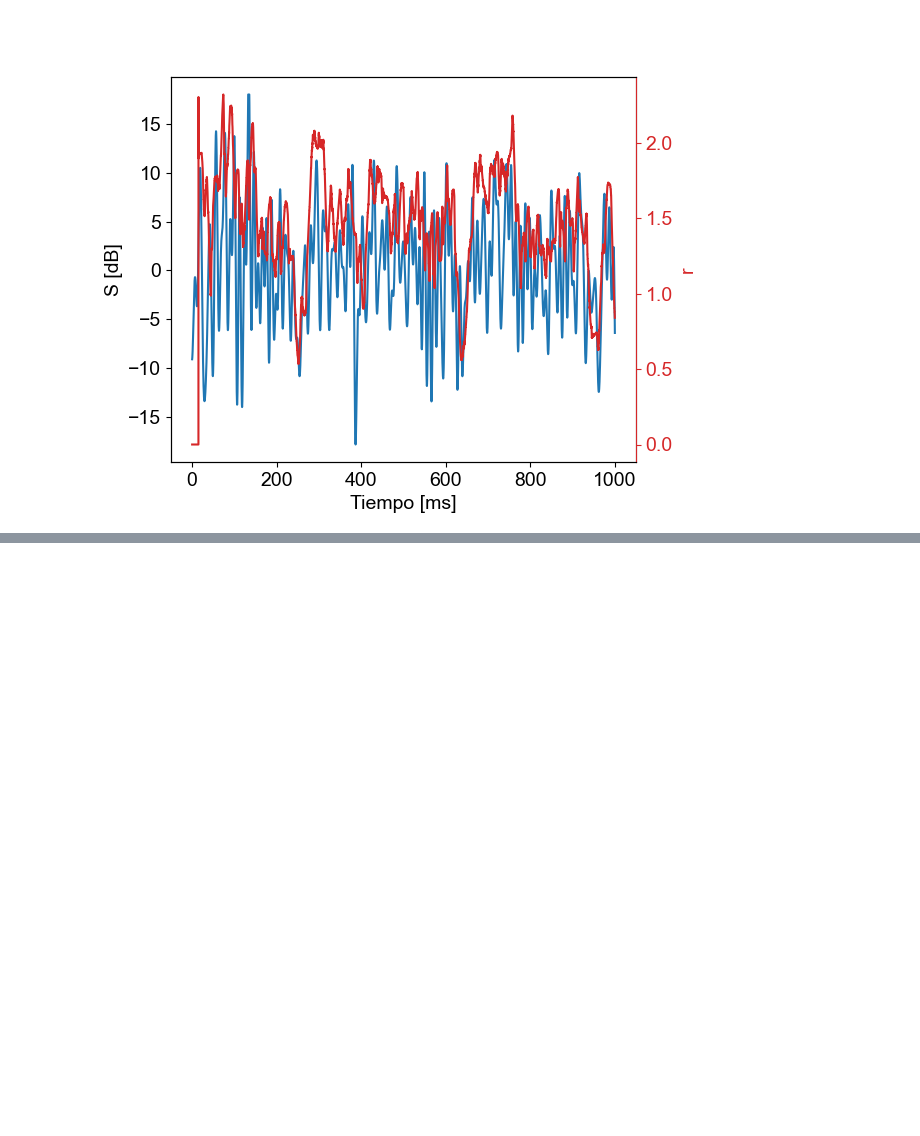
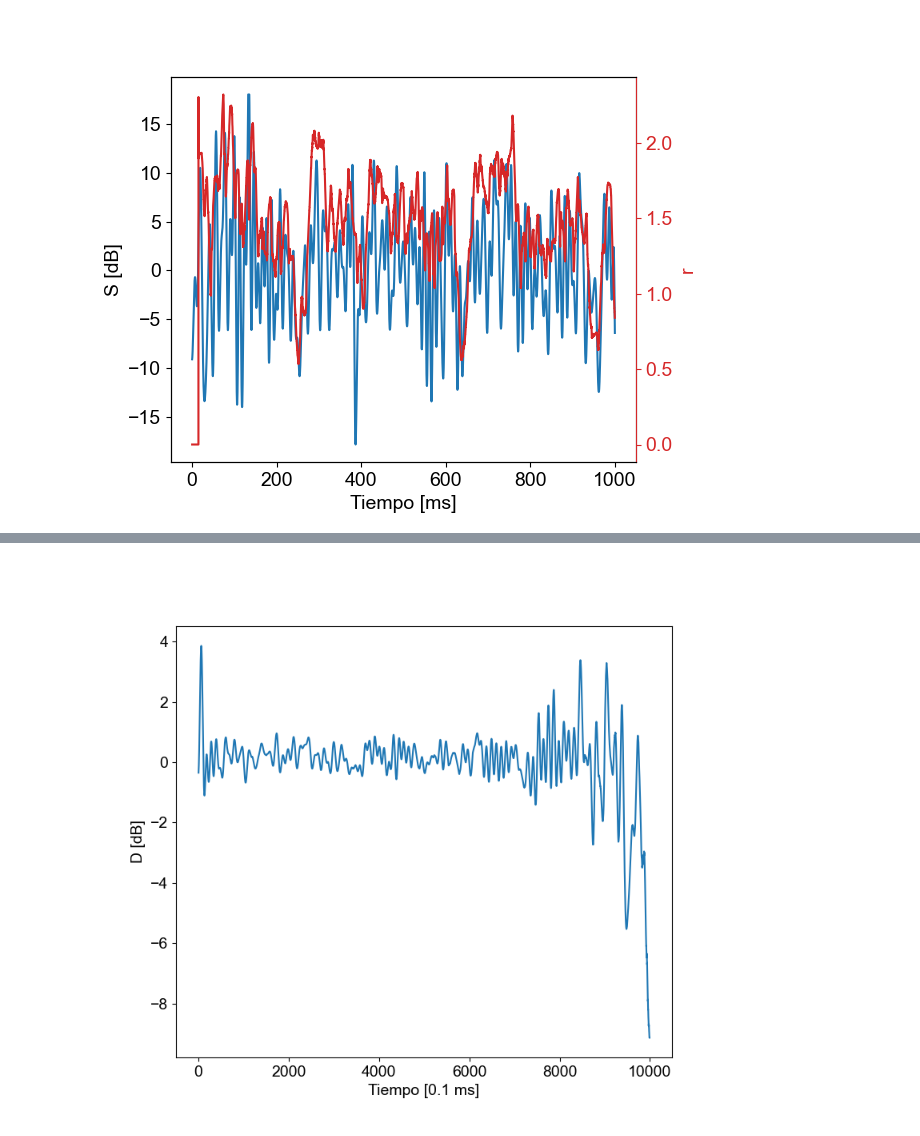
Before and after one commit to Lupama2/RedesNeuronales, a Jupyter notebook: Practicas/practica_3/practica_3.ipynb, the cells around one changed output, grey strips where cells are left out. Cells and saved outputs as stored; diff of their text form; code cells hidden in the pictures; blank space fills up the shorter version.

```diff
--- a/Practicas/practica_3/practica_3.ipynb
+++ b/Practicas/practica_3/practica_3.ipynb
@@ -232,14 +239,15 @@ t_spikes_total = t_spikes_total_calculation(spikes)
 # %%
-def kernel_lineal(t, t_spikes_total, stimulus_vec, sigma = 1):
+def kernel_lineal(t, t_spikes_total, stimulus_vec):
     '''
-    Calcula D expresado en unidades de dB
-    t [ms]
+    Calcula D*sigma**2 expresado en unidades de dB
+    t [0.1 ms]
     '''
-    #Convierto t a unidades de 0.1 ms
-    t = t*factor_to_ms
 
     #Calculo la diferencia entre tiempos
-    dif = t_spikes_total - T
+    dif = t_spikes_total - t
+
+    #Convierto el array de float a array de int
+    dif = np.array(dif, dtype=int)
 
     #Elimino elementos negativos
     dif = dif[dif >= 0]
@@ -248,7 +256,7 @@ def kernel_lineal(t, t_spikes_total, stimulus_vec, sigma = 1):
     S_dif = stimulus_vec[dif]
 
     #Calculo D
-    D = 1/sigma**2*np.sum(S_dif)
+    D = np.sum(S_dif)/len(dif)
 
     return D
 
@@ -257,5 +265,5 @@ def kernel_constante(realizaciones):
     Calcula r0: valor medio de la tasa de disparo expresado en unidades de 1/0.1 ms
 
     '''
-
-    return firing_rate_calculation(int(len(realizaciones)/2), realizaciones, T = int(len(realizaciones)))/len(realizaciones)
+    T = int(len(realizaciones)) #Tamaño total de la caja en [0.1 ms]
+    return firing_rate_calculation(T/2, realizaciones, T) #Ya está normalizado por 1/T. Entonces queda en unidades de [1/0.1 ms]
@@ -274 +289,11 @@ IndexError: arrays used as indices must be of integer (or boolean) type
+# %%
+#Grafico D
+fig, ax = plt.subplots(1,1, figsize=(8,7))
+ax.plot(np.arange(len(stimulus[:,0])), D_vec, color = "tab:blue")
+# ax.plot(t_spikes_total)
+ax.set_xlabel('Tiempo [0.1 ms]')
+ax.set_ylabel('D [dB]')
+plt.show()
+# %% [output]
+[figure, added]
 # %%
```
Also changed, not shown: parts of 9 cells of this notebook.
